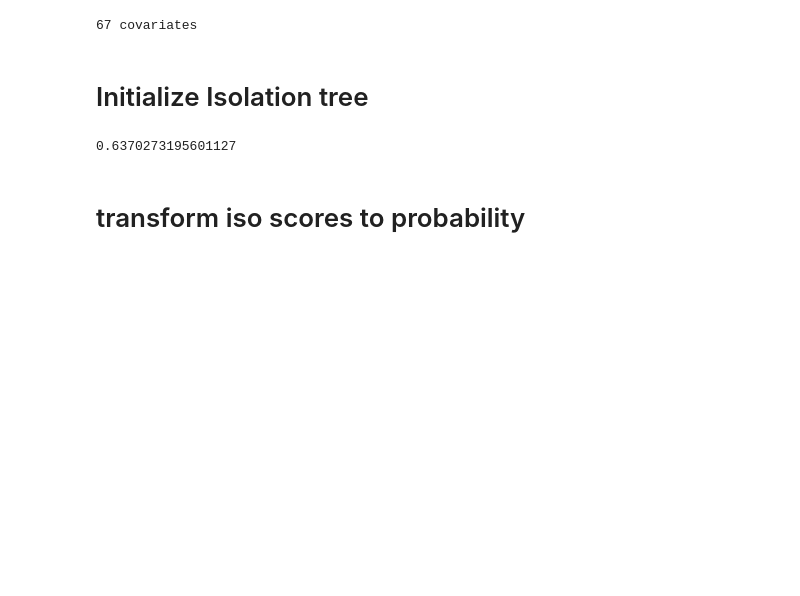
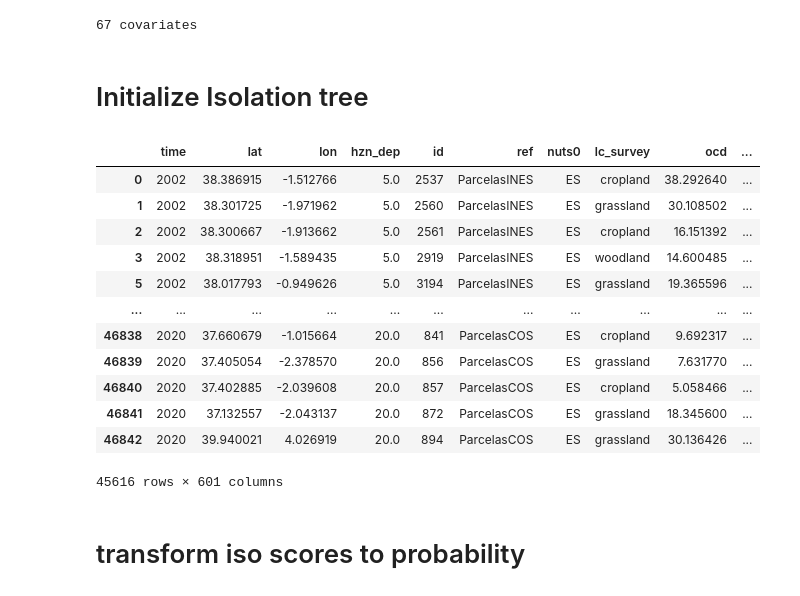
Before and after one commit to AI4SoilHealth/SoilHealthDataCube, a Jupyter notebook: SOCD_map/011_aoa_isolation.tree.ipynb, the cells around one changed output. Drawn from its saved outputs; the diff is of its cells as text; code cells hidden in the pictures; blank space fills up the shorter version.

```diff
--- a/SOCD_map/011_aoa_isolation.tree.ipynb
+++ b/SOCD_map/011_aoa_isolation.tree.ipynb
@@ -85,7 +99,19 @@ for train_index, val_index in kf.split(all):
-# %%
-all.loc[all['iso_class']==-1, 'prob'].min()
-# %% [output]
-0.6370273195601127
+# %%
+all
+# %% [output]
+|  | time | lat | lon | hzn_dep | id | ref | nuts0 | lc_survey | ocd | ... |
+| 0 | 2002 | 38.386915 | -1.512766 | 5.0 | 2537 | ParcelasINES | ES | cropland | 38.292640 | ... |
+| 1 | 2002 | 38.301725 | -1.971962 | 5.0 | 2560 | ParcelasINES | ES | grassland | 30.108502 | ... |
+| 2 | 2002 | 38.300667 | -1.913662 | 5.0 | 2561 | ParcelasINES | ES | cropland | 16.151392 | ... |
+| 3 | 2002 | 38.318951 | -1.589435 | 5.0 | 2919 | ParcelasINES | ES | woodland | 14.600485 | ... |
+| 5 | 2002 | 38.017793 | -0.949626 | 5.0 | 3194 | ParcelasINES | ES | grassland | 19.365596 | ... |
+| ... | ... | ... | ... | ... | ... | ... | ... | ... | ... | ... |
+| 46838 | 2020 | 37.660679 | -1.015664 | 20.0 | 841 | ParcelasCOS | ES | cropland | 9.692317 | ... |
+| 46839 | 2020 | 37.405054 | -2.378570 | 20.0 | 856 | ParcelasCOS | ES | grassland | 7.631770 | ... |
+| 46840 | 2020 | 37.402885 | -2.039608 | 20.0 | 857 | ParcelasCOS | ES | cropland | 5.058466 | ... |
+| 46841 | 2020 | 37.132557 | -2.043137 | 20.0 | 872 | ParcelasCOS | ES | grassland | 18.345600 | ... |
+| 46842 | 2020 | 39.940021 | 4.026919 | 20.0 | 894 | ParcelasCOS | ES | grassland | 30.136426 | ... |
+45616 rows × 601 columns
 # %% [markdown]
 # transform iso scores to probability
 # %%
```
Also changed, not shown: parts of 7 cells of this notebook.
